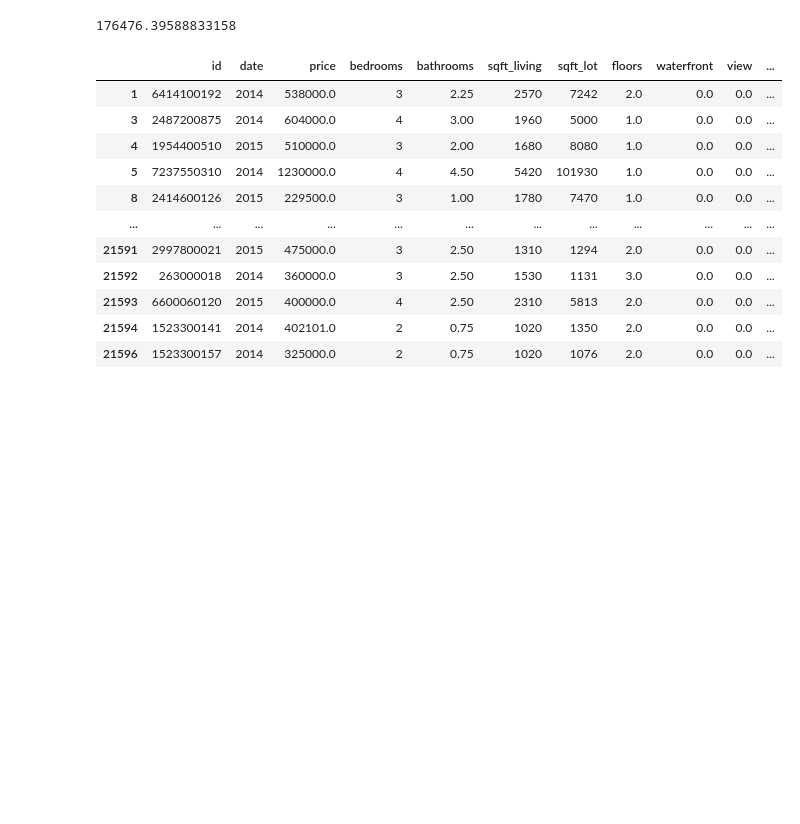
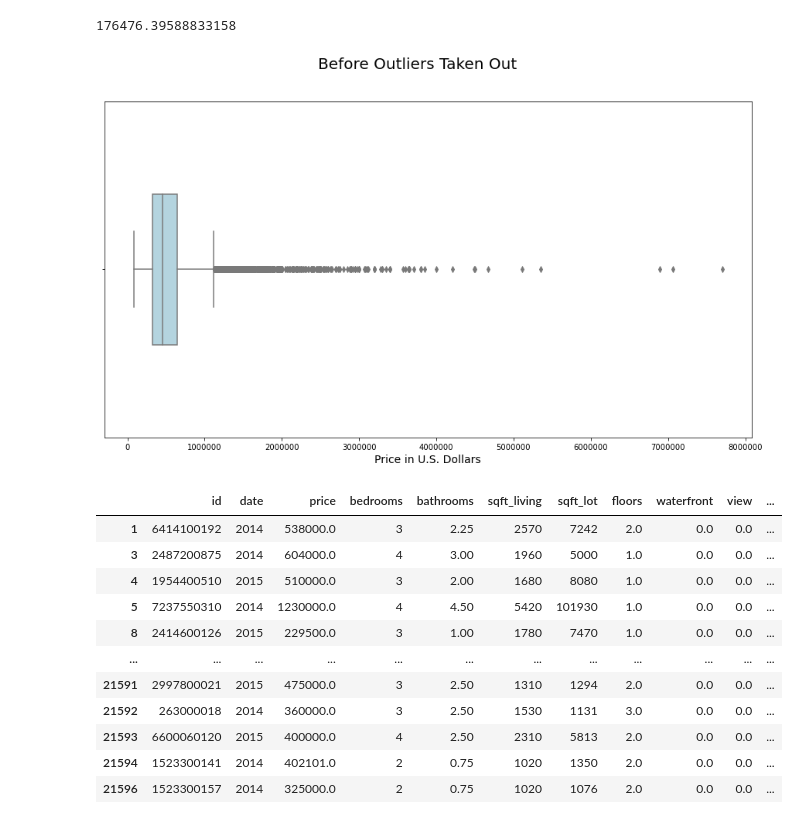
Before and after one commit to learn-co-students/bsc-phase-two-project, a Jupyter notebook: notebooks/exploratory/Katie/Notebook1-Team.ipynb, the cells around one changed output. Cells and saved outputs as stored; diff of their text form; code cells hidden in the pictures; blank space fills up the shorter version.

```diff
--- a/notebooks/exploratory/Katie/Notebook1-Team.ipynb
+++ b/notebooks/exploratory/Katie/Notebook1-Team.ipynb
@@ -307,6 +329,15 @@ np.sqrt(mse(y_train, train_preds))
 mse(y_test, test_preds, squared=False)
 # %% [output]
 176476.39588833158
+# %%
+fig, ax = plt.subplots(figsize=(15,8))
+plt.ticklabel_format(style="plain")
+sns.boxplot(x=df['price'], width = .45, color = 'lightblue');
+plt.suptitle("Before Outliers Taken Out", fontsize=20)
+plt.xlabel("Price in U.S. Dollars", fontsize=14)
+plt.savefig('beforeoutliers.png')
+# %% [output]
+[figure, added]
 # %%
 df_2 = df.copy()
 df_2
```
Also changed, not shown: parts of 19 cells of this notebook, 4 other files.
